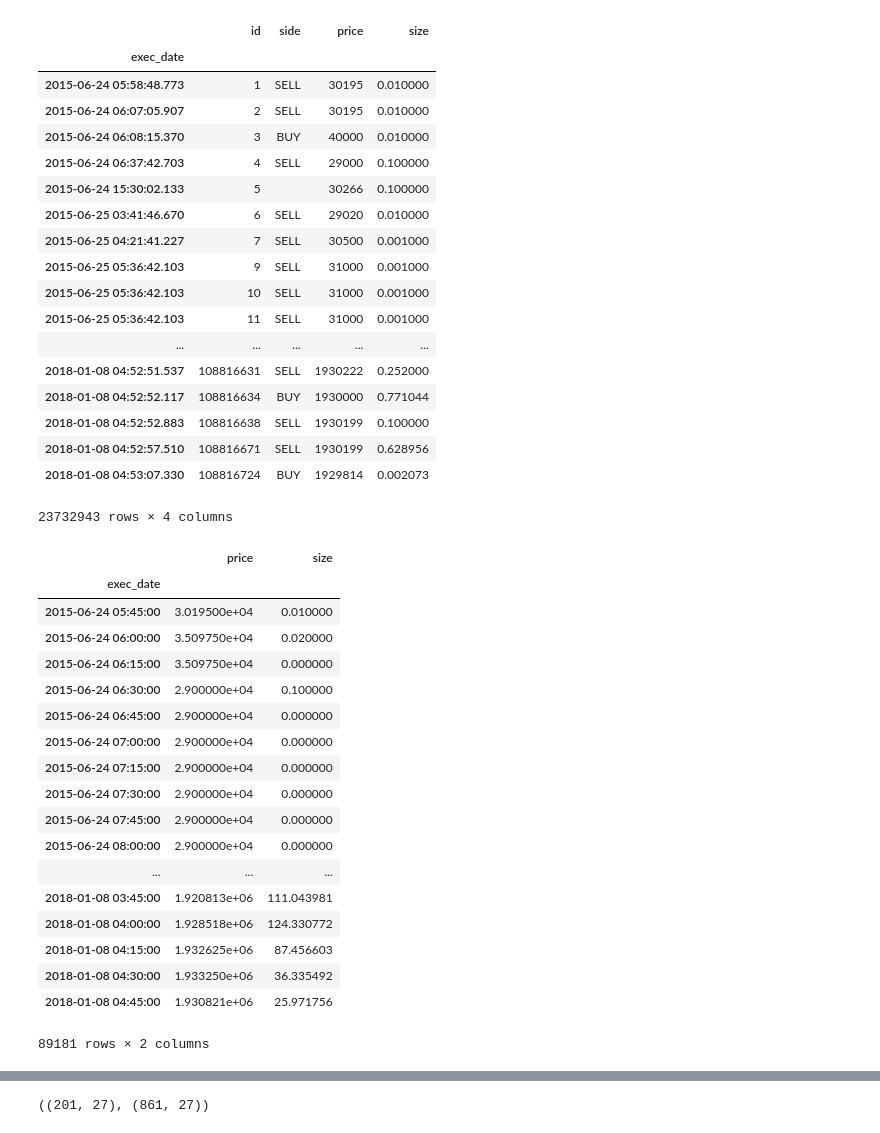
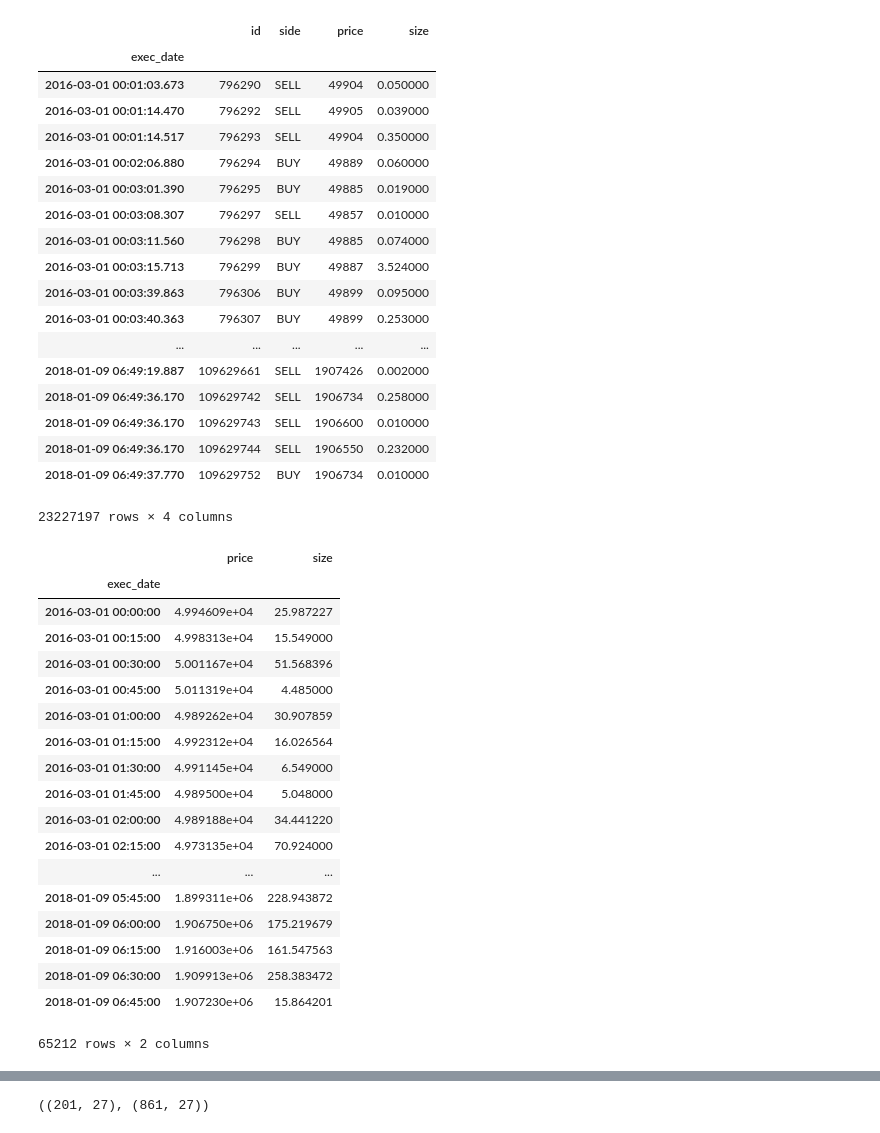
Before and after one commit to threepipes/PyBitTrader, a Jupyter notebook: rl_02.ipynb, the cells around one changed output, grey strips where cells are left out. Cells and saved outputs as stored; diff of their text form; code cells hidden in the pictures.

```diff
--- a/rl_02.ipynb
+++ b/rl_02.ipynb
@@ -7,30 +7,30 @@ con = sqlite3.connect(db_name)
 # %%
 df = pd.read_sql_query('select * from history', con)
 df.exec_date = pd.to_datetime(df.exec_date)
 df = df.set_index('exec_date')
-df = df.loc['2000':]
+df = df.loc['2016-03':]
 df = df[['id', 'side', 'price', 'size']]
 df
 # %% [output]
 |  | id | side | price | size |
 | exec_date |  |  |  |  |
-| 2015-06-24 05:58:48.773 | 1 | SELL | 30195 | 0.010000 |
-| 2015-06-24 06:07:05.907 | 2 | SELL | 30195 | 0.010000 |
-| 2015-06-24 06:08:15.370 | 3 | BUY | 40000 | 0.010000 |
-| 2015-06-24 06:37:42.703 | 4 | SELL | 29000 | 0.100000 |
-| 2015-06-24 15:30:02.133 | 5 |  | 30266 | 0.100000 |
-| 2015-06-25 03:41:46.670 | 6 | SELL | 29020 | 0.010000 |
-| 2015-06-25 04:21:41.227 | 7 | SELL | 30500 | 0.001000 |
-| 2015-06-25 05:36:42.103 | 9 | SELL | 31000 | 0.001000 |
-| 2015-06-25 05:36:42.103 | 10 | SELL | 31000 | 0.001000 |
-| 2015-06-25 05:36:42.103 | 11 | SELL | 31000 | 0.001000 |
+| 2016-03-01 00:01:03.673 | 796290 | SELL | 49904 | 0.050000 |
+| 2016-03-01 00:01:14.470 | 796292 | SELL | 49905 | 0.039000 |
+| 2016-03-01 00:01:14.517 | 796293 | SELL | 49904 | 0.350000 |
+| 2016-03-01 00:02:06.880 | 796294 | BUY | 49889 | 0.060000 |
+| 2016-03-01 00:03:01.390 | 796295 | BUY | 49885 | 0.019000 |
+| 2016-03-01 00:03:08.307 | 796297 | SELL | 49857 | 0.010000 |
+| 2016-03-01 00:03:11.560 | 796298 | BUY | 49885 | 0.074000 |
+| 2016-03-01 00:03:15.713 | 796299 | BUY | 49887 | 3.524000 |
+| 2016-03-01 00:03:39.863 | 796306 | BUY | 49899 | 0.095000 |
+| 2016-03-01 00:03:40.363 | 796307 | BUY | 49899 | 0.253000 |
 | ... | ... | ... | ... | ... |
-| 2018-01-08 04:52:51.537 | 108816631 | SELL | 1930222 | 0.252000 |
-| 2018-01-08 04:52:52.117 | 108816634 | BUY | 1930000 | 0.771044 |
-| 2018-01-08 04:52:52.883 | 108816638 | SELL | 1930199 | 0.100000 |
-| 2018-01-08 04:52:57.510 | 108816671 | SELL | 1930199 | 0.628956 |
-| 2018-01-08 04:53:07.330 | 108816724 | BUY | 1929814 | 0.002073 |
+| 2018-01-09 06:49:19.887 | 109629661 | SELL | 1907426 | 0.002000 |
+| 2018-01-09 06:49:36.170 | 109629742 | SELL | 1906734 | 0.258000 |
+| 2018-01-09 06:49:36.170 | 109629743 | SELL | 1906600 | 0.010000 |
+| 2018-01-09 06:49:36.170 | 109629744 | SELL | 1906550 | 0.232000 |
+| 2018-01-09 06:49:37.770 | 109629752 | BUY | 1906734 | 0.010000 |
-23732943 rows × 4 columns
+23227197 rows × 4 columns
 # %%
 bench_price = df.price.resample('15Min').mean().fillna(method='ffill')
 bench_size = df['size'].resample('15Min').sum().fillna(0)
@@ -39,20 +39,20 @@ dfb
 # %% [output]
 |  | price | size |
 | exec_date |  |  |
-| 2015-06-24 05:45:00 | 3.019500e+04 | 0.010000 |
-| 2015-06-24 06:00:00 | 3.509750e+04 | 0.020000 |
-| 2015-06-24 06:15:00 | 3.509750e+04 | 0.000000 |
-| 2015-06-24 06:30:00 | 2.900000e+04 | 0.100000 |
-| 2015-06-24 06:45:00 | 2.900000e+04 | 0.000000 |
-| 2015-06-24 07:00:00 | 2.900000e+04 | 0.000000 |
-| 2015-06-24 07:15:00 | 2.900000e+04 | 0.000000 |
-| 2015-06-24 07:30:00 | 2.900000e+04 | 0.000000 |
-| 2015-06-24 07:45:00 | 2.900000e+04 | 0.000000 |
-| 2015-06-24 08:00:00 | 2.900000e+04 | 0.000000 |
+| 2016-03-01 00:00:00 | 4.994609e+04 | 25.987227 |
+| 2016-03-01 00:15:00 | 4.998313e+04 | 15.549000 |
+| 2016-03-01 00:30:00 | 5.001167e+04 | 51.568396 |
+| 2016-03-01 00:45:00 | 5.011319e+04 | 4.485000 |
+| 2016-03-01 01:00:00 | 4.989262e+04 | 30.907859 |
+| 2016-03-01 01:15:00 | 4.992312e+04 | 16.026564 |
+| 2016-03-01 01:30:00 | 4.991145e+04 | 6.549000 |
+| 2016-03-01 01:45:00 | 4.989500e+04 | 5.048000 |
+| 2016-03-01 02:00:00 | 4.989188e+04 | 34.441220 |
+| 2016-03-01 02:15:00 | 4.973135e+04 | 70.924000 |
 | ... | ... | ... |
-| 2018-01-08 03:45:00 | 1.920813e+06 | 111.043981 |
-| 2018-01-08 04:00:00 | 1.928518e+06 | 124.330772 |
-| 2018-01-08 04:15:00 | 1.932625e+06 | 87.456603 |
-| 2018-01-08 04:30:00 | 1.933250e+06 | 36.335492 |
-| 2018-01-08 04:45:00 | 1.930821e+06 | 25.971756 |
+| 2018-01-09 05:45:00 | 1.899311e+06 | 228.943872 |
+| 2018-01-09 06:00:00 | 1.906750e+06 | 175.219679 |
+| 2018-01-09 06:15:00 | 1.916003e+06 | 161.547563 |
+| 2018-01-09 06:30:00 | 1.909913e+06 | 258.383472 |
+| 2018-01-09 06:45:00 | 1.907230e+06 | 15.864201 |
-89181 rows × 2 columns
+65212 rows × 2 columns
```
Also changed, not shown: parts of 22 cells of this notebook, 14 other files.
